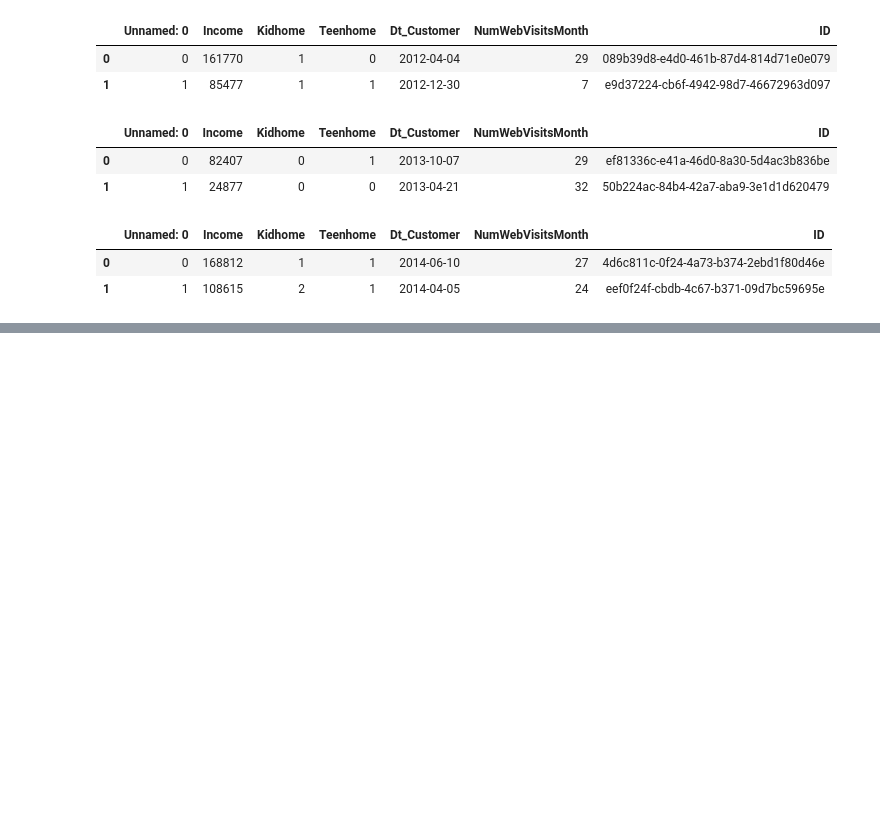
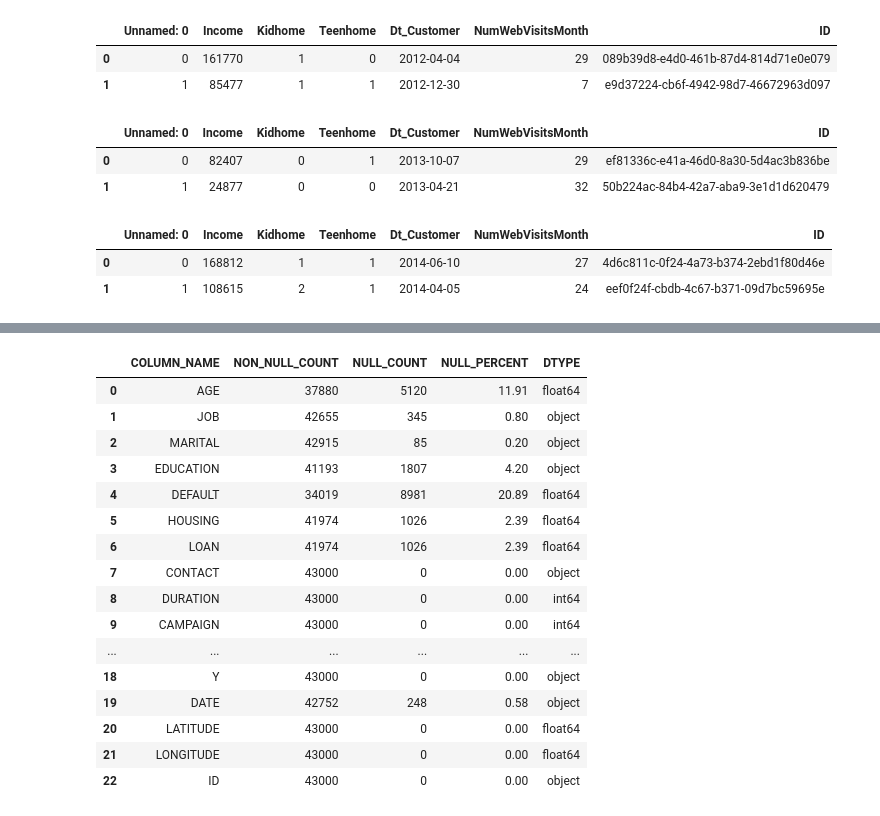
Before and after one commit to PalomaDA/DataProyect_EDA_Python, a Jupyter notebook: eda/flujo_proceso_eba.ipynb, the cells around one changed output, grey strips where cells are left out. Cells and saved outputs as stored; diff of their text form; code cells hidden in the pictures; blank space fills up the shorter version.

```diff
--- a/eda/flujo_proceso_eba.ipynb
+++ b/eda/flujo_proceso_eba.ipynb
@@ -93,0 +117,12 @@ df_customer_14.head(2)
+# %%
+# Creamos una lista de dataframes para trabajar con ellos de manera mas eficiente (sin tener que ir uno a uno)
+dataframe_list = [df_bank, df_customer_12, df_customer_13, df_customer_14]
+
+# Primero eliminamos de todos la columna que nos sobra "Unnamed: 0"
+df_bank, df_customer_12, df_customer_13, df_customer_14 = map(lambda df: df.drop(columns=["Unnamed: 0"], errors="ignore"), dataframe_list)
+
+# Actualizamos la lista de dataframes con la versión actualizada
+dataframe_list = [df_bank, df_customer_12, df_customer_13, df_customer_14]
+
+# Y pasamos nuestra función de limpieza de nombres
+df_bank, df_customer_12, df_customer_13, df_customer_14 = map(column_names_formatting, dataframe_list)
@@ -93,0 +234,21 @@ df_customer_14.head(2)
+# %%
+df_info_bank = info_dataframe(df_bank)
+df_info_bank
+# %% [output]
+|  | COLUMN_NAME | NON_NULL_COUNT | NULL_COUNT | NULL_PERCENT | DTYPE |
+| 0 | AGE | 37880 | 5120 | 11.91 | float64 |
+| 1 | JOB | 42655 | 345 | 0.80 | object |
+| 2 | MARITAL | 42915 | 85 | 0.20 | object |
+| 3 | EDUCATION | 41193 | 1807 | 4.20 | object |
+| 4 | DEFAULT | 34019 | 8981 | 20.89 | float64 |
+| 5 | HOUSING | 41974 | 1026 | 2.39 | float64 |
+| 6 | LOAN | 41974 | 1026 | 2.39 | float64 |
+| 7 | CONTACT | 43000 | 0 | 0.00 | object |
+| 8 | DURATION | 43000 | 0 | 0.00 | int64 |
+| 9 | CAMPAIGN | 43000 | 0 | 0.00 | int64 |
+| ... | ... | ... | ... | ... | ... |
+| 18 | Y | 43000 | 0 | 0.00 | object |
+| 19 | DATE | 42752 | 248 | 0.58 | object |
+| 20 | LATITUDE | 43000 | 0 | 0.00 | float64 |
+| 21 | LONGITUDE | 43000 | 0 | 0.00 | float64 |
+| 22 | ID | 43000 | 0 | 0.00 | object |
```
Also changed, not shown: parts of 18 cells of this notebook, 5 other files.
